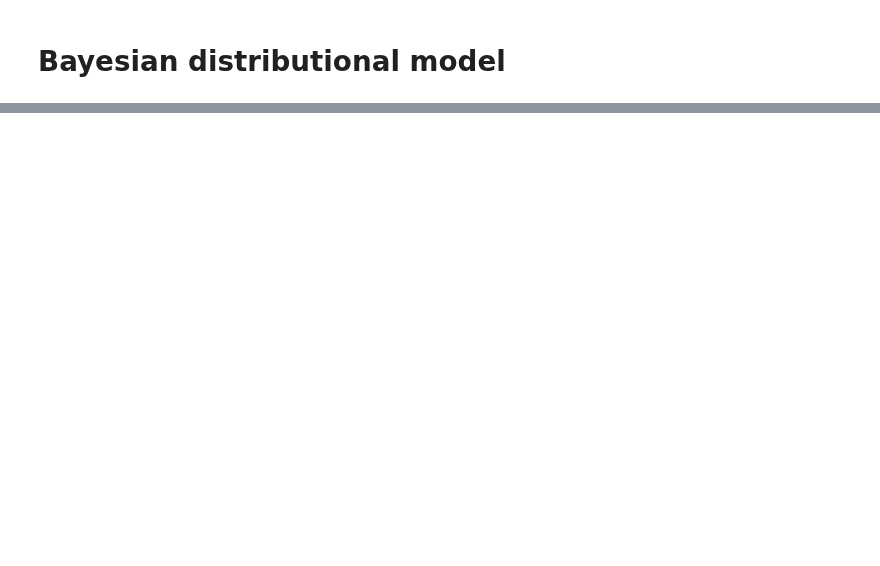
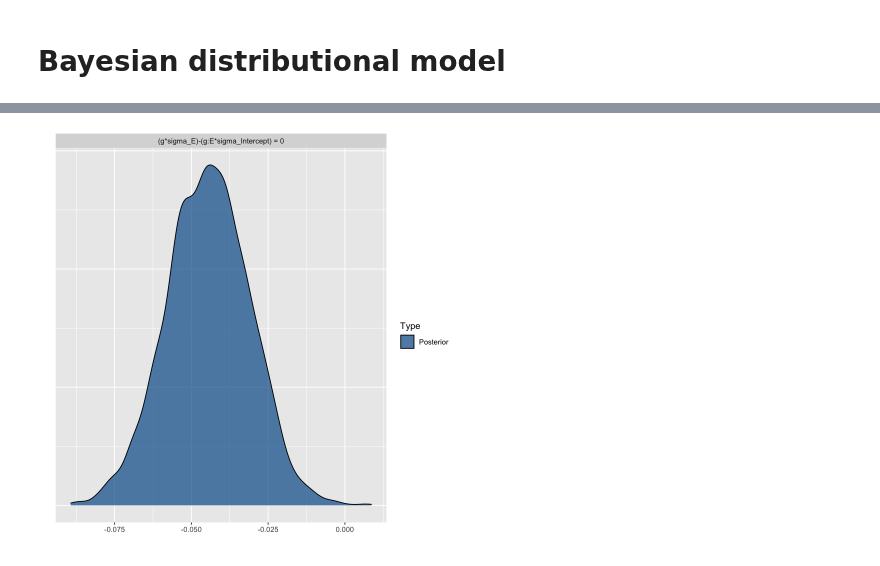
Before and after one commit to sdaza/gxe-dispersion, a Jupyter notebook: notebooks/GxE.ipynb, the cells around one changed output, grey strips where cells are left out. Cells and saved outputs as stored; diff of their text form; code cells hidden in the pictures; blank space fills up the shorter version.

```diff
--- a/notebooks/GxE.ipynb
+++ b/notebooks/GxE.ipynb
@@ -165,3 +169,7 @@ Hypothesis Tests for class b:
 '*': For one-sided hypotheses, the posterior probability exceeds 95%;
 for two-sided hypotheses, the value tested against lies outside the 95%-CI.
 Posterior probabilities of point hypotheses assume equal prior probabilities.
+# %%
+plot(hyp)
+# %% [output]
+[figure, added]
```
Also changed, not shown: parts of 25 cells of this notebook.
